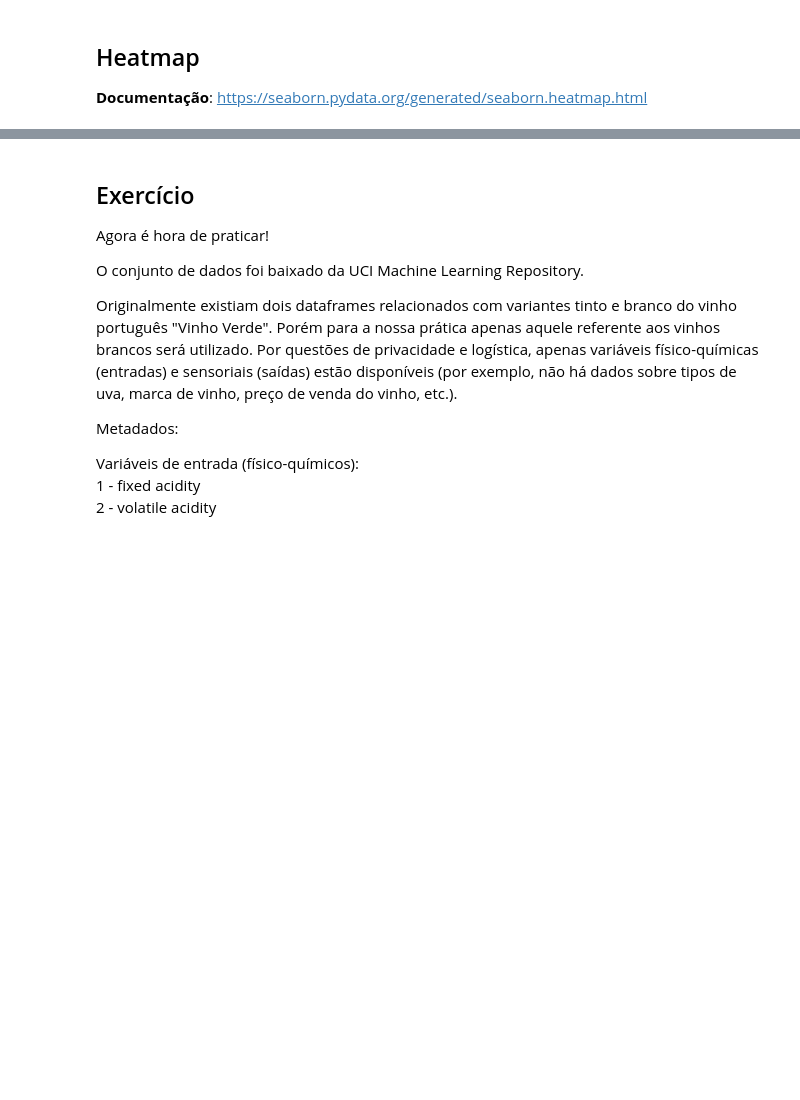
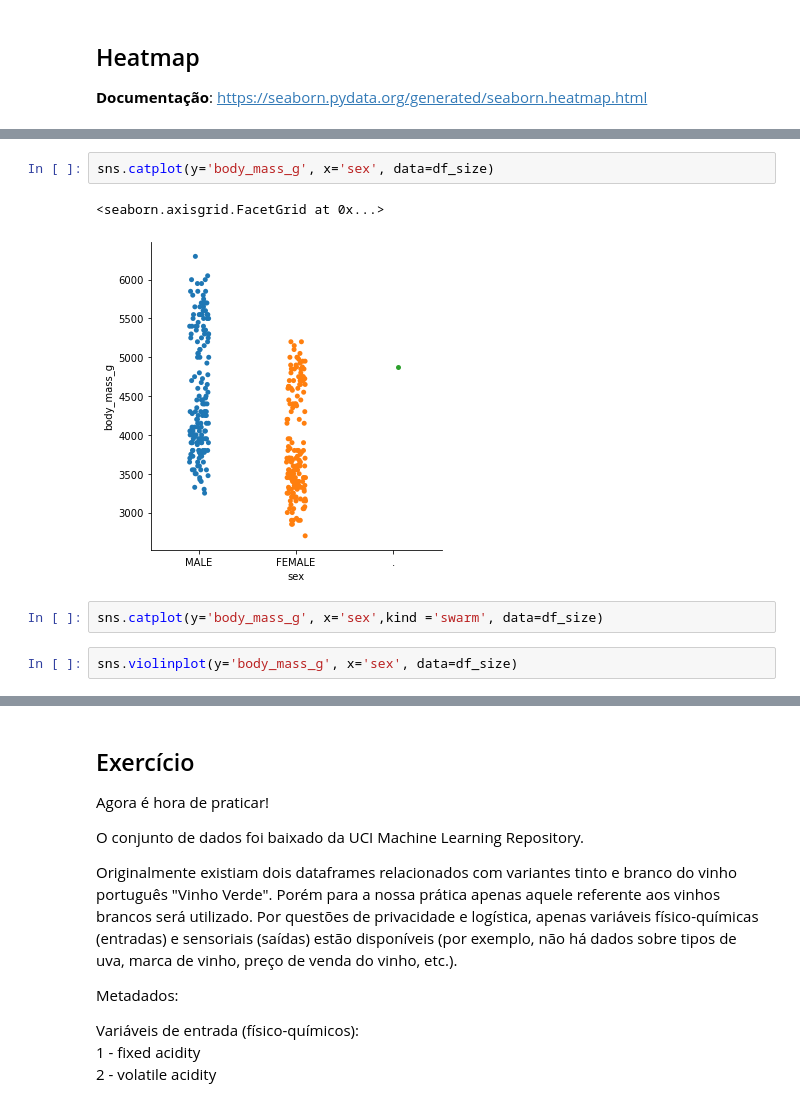
Before and after one commit to Moc967/letscode-data-2, a Jupyter notebook: src/Aula 4 - Seaborn.ipynb, the cells around one changed output, grey strips where cells are left out. Cells and saved outputs as stored; diff of their text form; blank space fills up the shorter version.

Commit message:
Incluido catplot e violinplot

```diff
--- a/src/Aula 4 - Seaborn.ipynb
+++ b/src/Aula 4 - Seaborn.ipynb
@@ -218,0 +316,9 @@ sns.heatmap(df_supermarket.corr(), cmap='coolwarm');
+# %%
+sns.catplot(y='body_mass_g', x='sex', data=df_size)
+# %% [output]
+<seaborn.axisgrid.FacetGrid at 0x...>
+[figure, added]
+# %%
+sns.catplot(y='body_mass_g', x='sex',kind ='swarm', data=df_size)
+# %%
+sns.violinplot(y='body_mass_g', x='sex', data=df_size)
```
Also changed, not shown: parts of 37 cells of this notebook.
